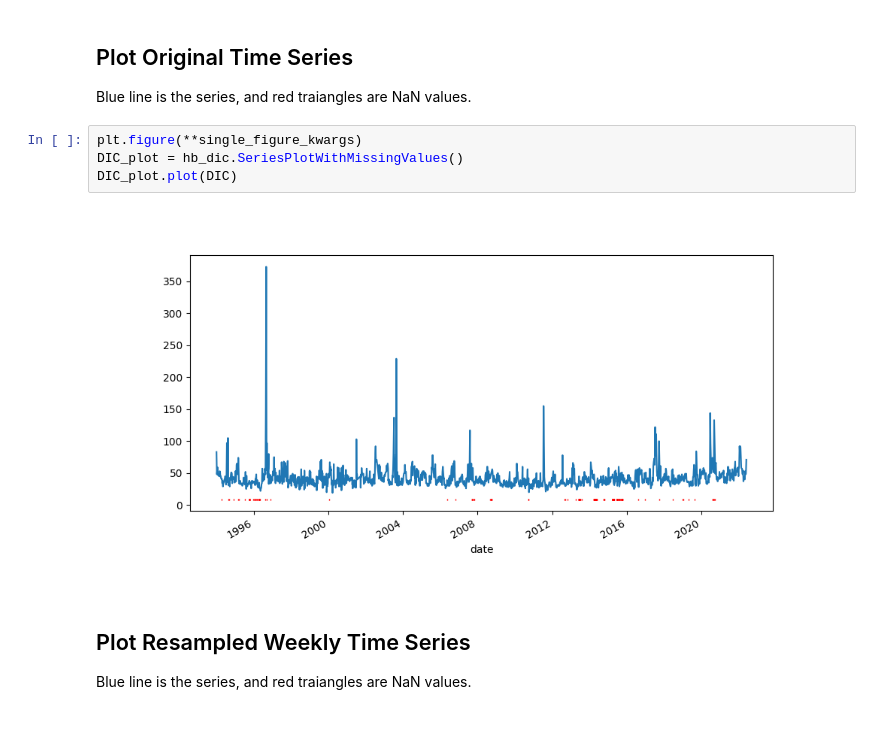
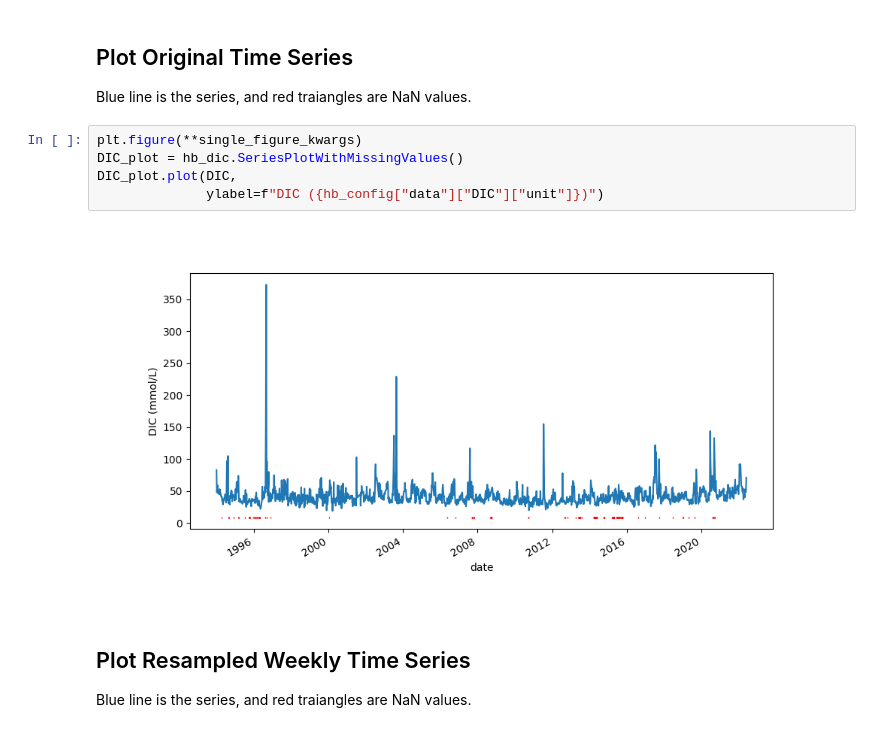
Before and after one commit to wangzcl/Hubbard-Brook-Stream-Chemistry, a Jupyter notebook: notebooks/fft.ipynb, the cells around one changed output. Saved outputs shown, nothing was run; the diff lists cells and outputs as text.

```diff
--- a/notebooks/fft.ipynb
+++ b/notebooks/fft.ipynb
@@ -60,9 +62,10 @@ Blue line is the series, and red traiangles are NaN values.
 # %%
 plt.figure(**single_figure_kwargs)
 DIC_plot = hb_dic.SeriesPlotWithMissingValues()
-DIC_plot.plot(DIC)
+DIC_plot.plot(DIC,
+              ylabel=f"DIC ({hb_config["data"]["DIC"]["unit"]})")
 # %% [output]
-[figure, old version]
+[figure, new version]
 # %% [markdown]
 ## Plot Resampled Weekly Time Series
 
```
Also changed, not shown: parts of 14 cells of this notebook, 3 other files.
